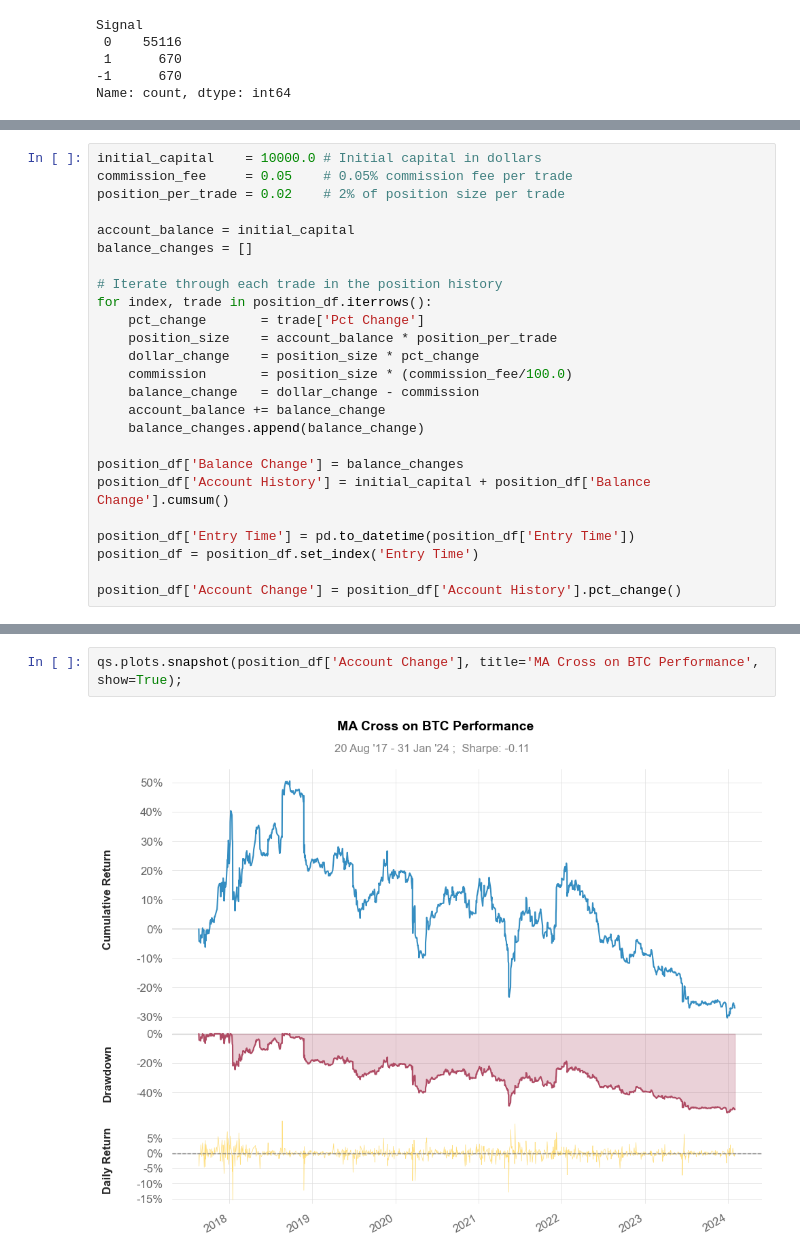
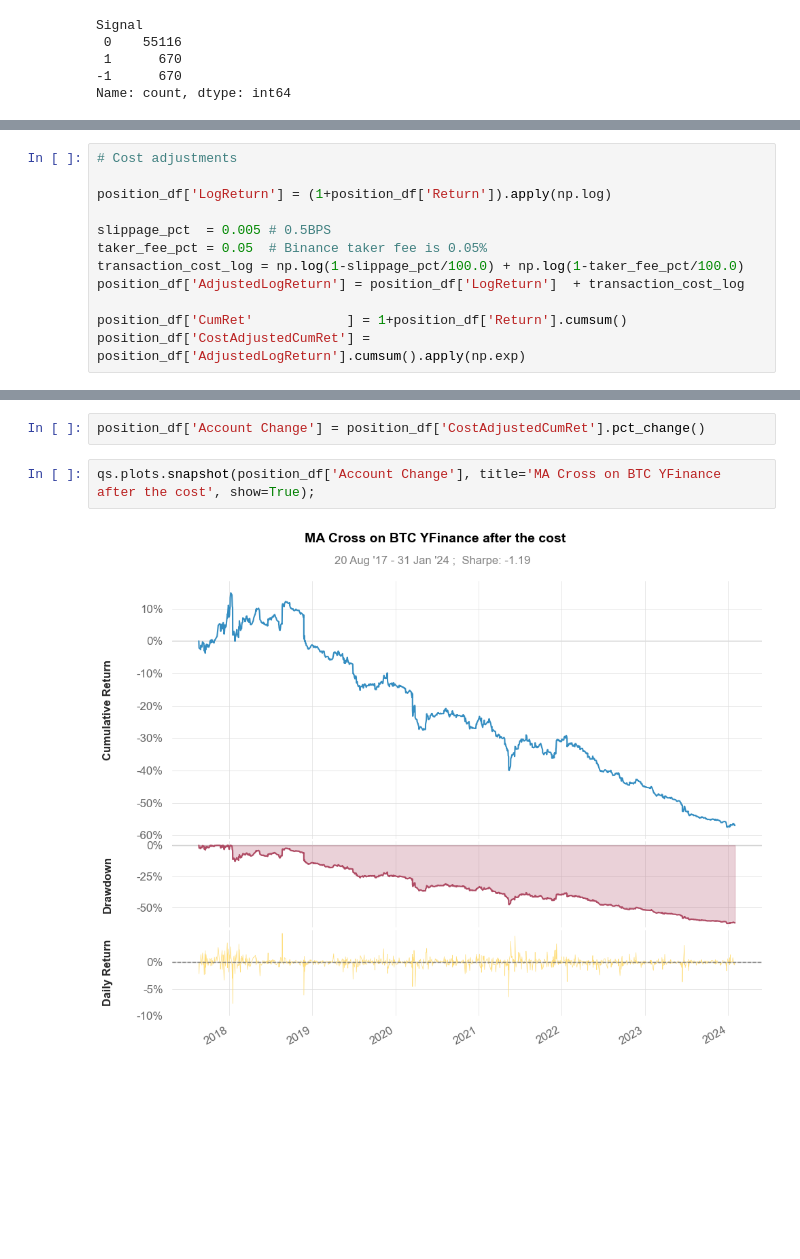
Before and after one commit to sharavsambuu/trading-cost-analysis, a Jupyter notebook: btc_macross_backtesting.ipynb, the cells around one changed output, grey strips where cells are left out. Saved outputs shown, nothing was run; the diff lists cells and outputs as text; blank space fills up the shorter version.

Commit message:
update for Binance data.

```diff
--- a/btc_macross_backtesting.ipynb
+++ b/btc_macross_backtesting.ipynb
@@ -138,25 +137,0 @@ position_df['cumret'] = position_df['Pct Change'].cumsum()
-# %%
-initial_capital    = 10000.0 # Initial capital in dollars
-commission_fee     = 0.05    # 0.05% commission fee per trade
-position_per_trade = 0.02    # 2% of position size per trade
-
-account_balance = initial_capital
-balance_changes = []
-
-# Iterate through each trade in the position history
-for index, trade in position_df.iterrows():
-    pct_change       = trade['Pct Change']
-    position_size    = account_balance * position_per_trade
-    dollar_change    = position_size * pct_change
-    commission       = position_size * (commission_fee/100.0)
-    balance_change   = dollar_change - commission
-    account_balance += balance_change
-    balance_changes.append(balance_change)
-
-position_df['Balance Change'] = balance_changes
-position_df['Account History'] = initial_capital + position_df['Balance Change'].cumsum()
-
-position_df['Entry Time'] = pd.to_datetime(position_df['Entry Time'])
-position_df = position_df.set_index('Entry Time')
-
-position_df['Account Change'] = position_df['Account History'].pct_change()
@@ -179,0 +144,12 @@ position_df
+# %%
+# Cost adjustments
+
+position_df['LogReturn'] = (1+position_df['Return']).apply(np.log)
+
+slippage_pct  = 0.005 # 0.5BPS
+taker_fee_pct = 0.05  # Binance taker fee is 0.05%
+transaction_cost_log = np.log(1-slippage_pct/100.0) + np.log(1-taker_fee_pct/100.0)
+position_df['AdjustedLogReturn'] = position_df['LogReturn']  + transaction_cost_log
+
+position_df['CumRet'            ] = 1+position_df['Return'].cumsum()
+position_df['CostAdjustedCumRet'] = position_df['AdjustedLogReturn'].cumsum().apply(np.exp)
@@ -180,7 +162,9 @@ position_df
+# %%
+position_df['Account Change'] = position_df['CostAdjustedCumRet'].pct_change()
 # %%
-qs.plots.snapshot(position_df['Account Change'], title='MA Cross on BTC Performance', show=True);
+qs.plots.snapshot(position_df['Account Change'], title='MA Cross on BTC YFinance after the cost', show=True);
 # %% [output]
-[figure, old version]
+[figure, new version]
 # %%
 qs.plots.drawdown(position_df['Account Change'])
 # %% [output]
```
Also changed, not shown: parts of 15 cells of this notebook, 3 other files.
